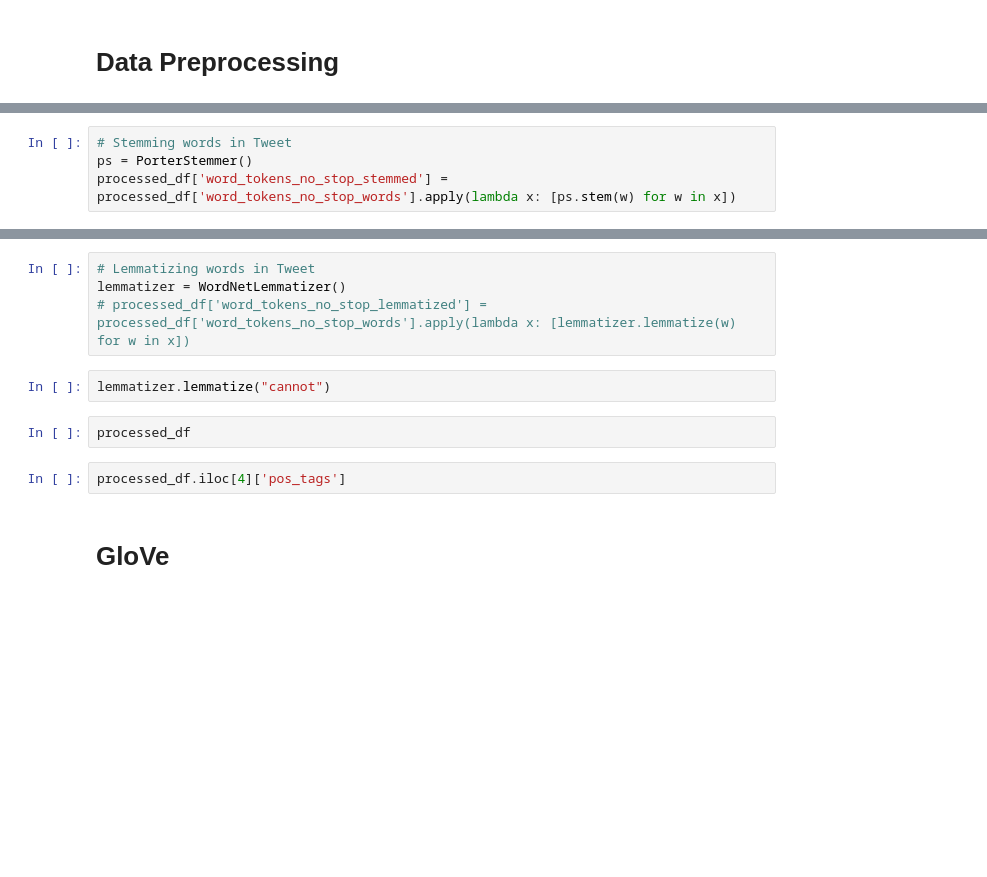
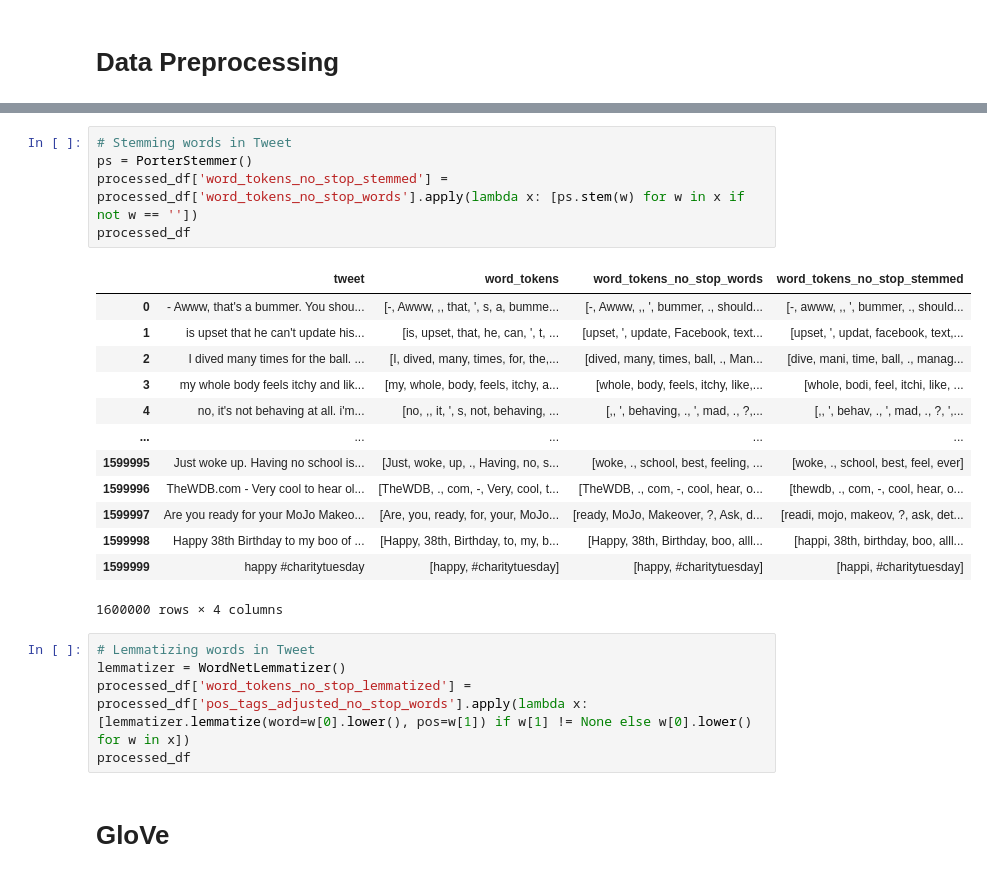
Before and after one commit to NJindia/Tweet_Sentimentality_Classification, a Jupyter notebook: Feature Generation.ipynb, the cells around one changed output, grey strips where cells are left out. Cells and saved outputs as stored; diff of their text form; blank space fills up the shorter version.

Commit message:
Stemming and Lemmatization done

```diff
--- a/Feature Generation.ipynb
+++ b/Feature Generation.ipynb
@@ -165,4 +169,0 @@ Stop Words:  ['i', 'me', 'my', 'myself', 'we', 'our', 'ours', 'ourselves', 'you'
-# %%
-# Stemming words in Tweet
-ps = PorterStemmer()
-processed_df['word_tokens_no_stop_stemmed'] = processed_df['word_tokens_no_stop_words'].apply(lambda x: [ps.stem(w) for w in x])
@@ -254,13 +185,27 @@ processed_df
+# %%
+# Stemming words in Tweet
+ps = PorterStemmer()
+processed_df['word_tokens_no_stop_stemmed'] = processed_df['word_tokens_no_stop_words'].apply(lambda x: [ps.stem(w) for w in x if not w == ''])
+processed_df
+# %% [output]
+|  | tweet | word_tokens | word_tokens_no_stop_words | word_tokens_no_stop_stemmed |
+| 0 | - Awww, that's a bummer. You shou... | [-, Awww, ,, that, ', s, a, bumme... | [-, Awww, ,, ', bummer, ., should... | [-, awww, ,, ', bummer, ., should... |
+| 1 | is upset that he can't update his... | [is, upset, that, he, can, ', t, ... | [upset, ', update, Facebook, text... | [upset, ', updat, facebook, text,... |
+| 2 | I dived many times for the ball. ... | [I, dived, many, times, for, the,... | [dived, many, times, ball, ., Man... | [dive, mani, time, ball, ., manag... |
+| 3 | my whole body feels itchy and lik... | [my, whole, body, feels, itchy, a... | [whole, body, feels, itchy, like,... | [whole, bodi, feel, itchi, like, ... |
+| 4 | no, it's not behaving at all. i'm... | [no, ,, it, ', s, not, behaving, ... | [,, ', behaving, ., ', mad, ., ?,... | [,, ', behav, ., ', mad, ., ?, ',... |
+| ... | ... | ... | ... | ... |
+| 1599995 | Just woke up. Having no school is... | [Just, woke, up, ., Having, no, s... | [woke, ., school, best, feeling, ... | [woke, ., school, best, feel, ever] |
+| 1599996 | TheWDB.com - Very cool to hear ol... | [TheWDB, ., com, -, Very, cool, t... | [TheWDB, ., com, -, cool, hear, o... | [thewdb, ., com, -, cool, hear, o... |
+| 1599997 | Are you ready for your MoJo Makeo... | [Are, you, ready, for, your, MoJo... | [ready, MoJo, Makeover, ?, Ask, d... | [readi, mojo, makeov, ?, ask, det... |
+| 1599998 | Happy 38th Birthday to my boo of ... | [Happy, 38th, Birthday, to, my, b... | [Happy, 38th, Birthday, boo, alll... | [happi, 38th, birthday, boo, alll... |
+| 1599999 | happy #charitytuesday | [happy, #charitytuesday] | [happy, #charitytuesday] | [happi, #charitytuesday] |
+1600000 rows × 4 columns
 # %%
 # Lemmatizing words in Tweet
 lemmatizer = WordNetLemmatizer()
-# processed_df['word_tokens_no_stop_lemmatized'] = processed_df['word_tokens_no_stop_words'].apply(lambda x: [lemmatizer.lemmatize(w) for w in x])
+processed_df['word_tokens_no_stop_lemmatized'] = processed_df['pos_tags_adjusted_no_stop_words'].apply(lambda x: [lemmatizer.lemmatize(word=w[0].lower(), pos=w[1]) if w[1] != None else w[0].lower() for w in x])
+processed_df
-# %%
-lemmatizer.lemmatize("cannot")
-# %%
-processed_df
-# %%
-processed_df.iloc[4]['pos_tags']
 # %% [markdown]
 # GloVe
 # %% [markdown]
```
Also changed, not shown: parts of 13 cells of this notebook, 1 other file.
